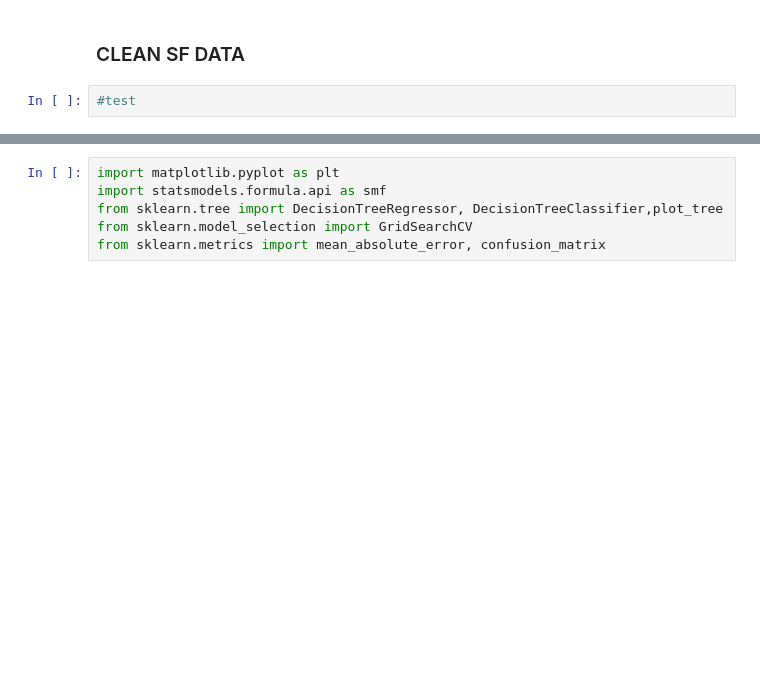
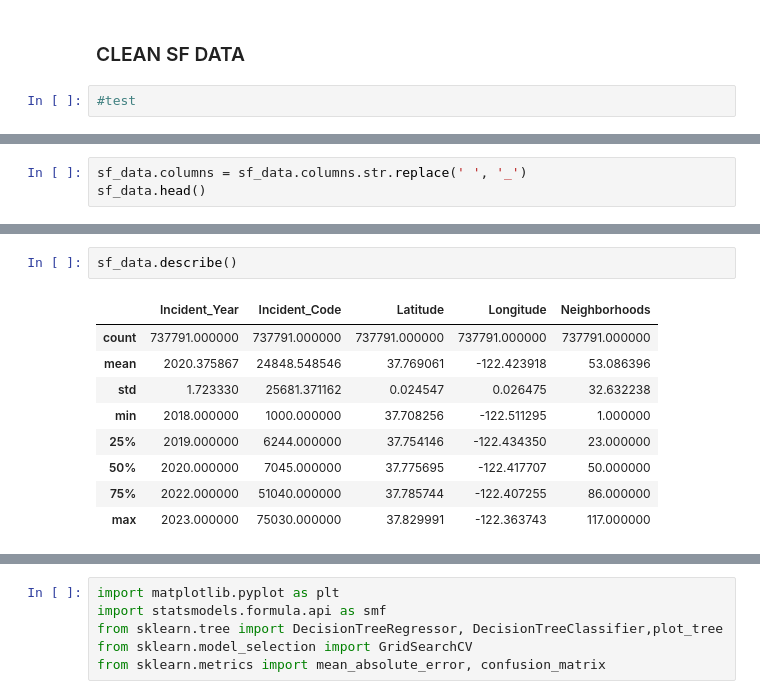
Before and after one commit to mvoutov/ieor142-ml, a Jupyter notebook: CrimePredict.ipynb, the cells around one changed output, grey strips where cells are left out. Drawn from its saved outputs; the diff is of its cells as text; blank space fills up the shorter version.

```diff
--- a/CrimePredict.ipynb
+++ b/CrimePredict.ipynb
@@ -128,0 +128,3 @@ sf_data.head()
+# %%
+sf_data.columns = sf_data.columns.str.replace(' ', '_')
+sf_data.head()
@@ -131,3 +140,15 @@ count= sf_data['Incident Code'].nunique()
 count
 # %% [output]
 815
+# %%
+sf_data.describe()
+# %% [output]
+|  | Incident_Year | Incident_Code | Latitude | Longitude | Neighborhoods |
+| count | 737791.000000 | 737791.000000 | 737791.000000 | 737791.000000 | 737791.000000 |
+| mean | 2020.375867 | 24848.548546 | 37.769061 | -122.423918 | 53.086396 |
+| std | 1.723330 | 25681.371162 | 0.024547 | 0.026475 | 32.632238 |
+| min | 2018.000000 | 1000.000000 | 37.708256 | -122.511295 | 1.000000 |
+| 25% | 2019.000000 | 6244.000000 | 37.754146 | -122.434350 | 23.000000 |
+| 50% | 2020.000000 | 7045.000000 | 37.775695 | -122.417707 | 50.000000 |
+| 75% | 2022.000000 | 51040.000000 | 37.785744 | -122.407255 | 86.000000 |
+| max | 2023.000000 | 75030.000000 | 37.829991 | -122.363743 | 117.000000 |
```
Also changed, not shown: parts of 8 cells of this notebook.
